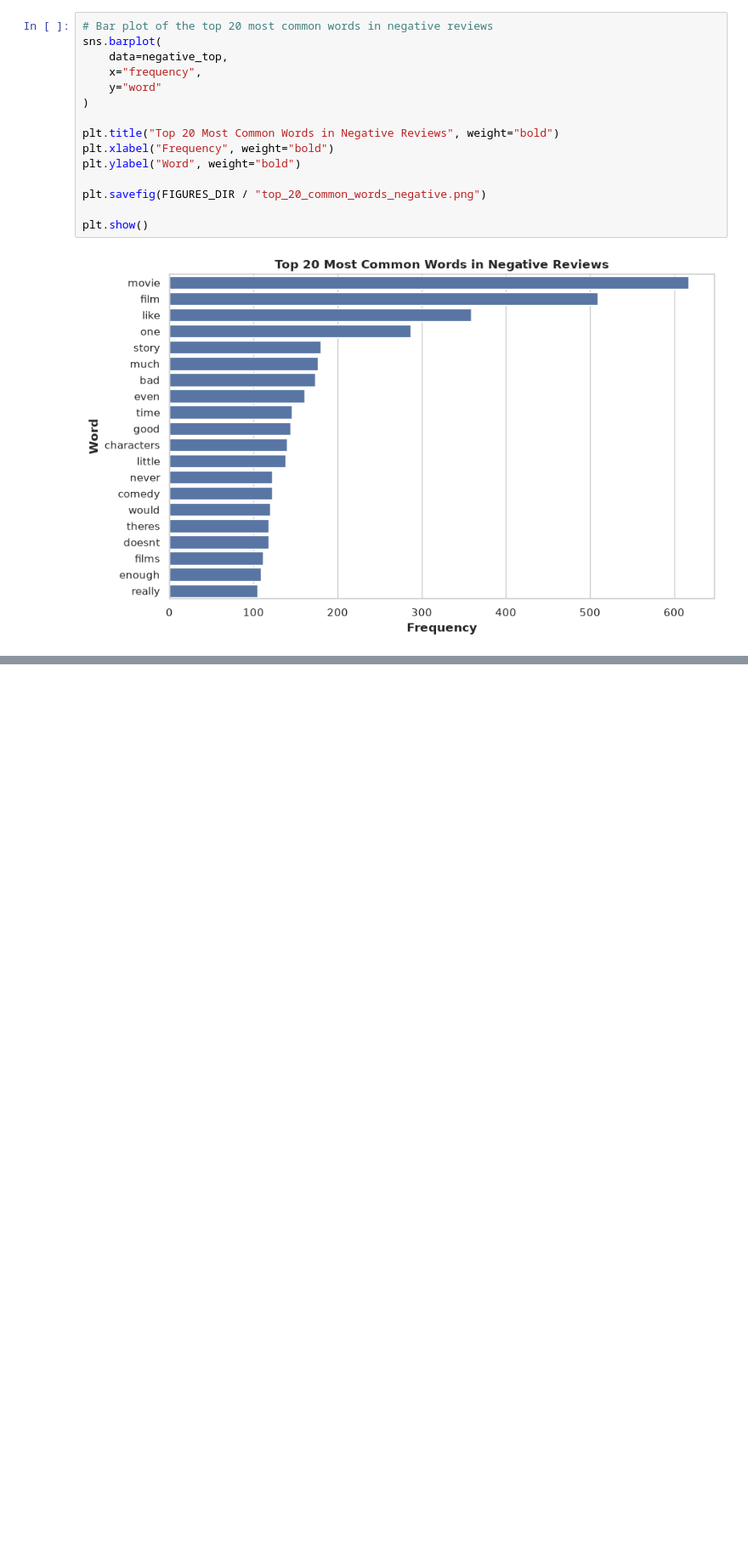
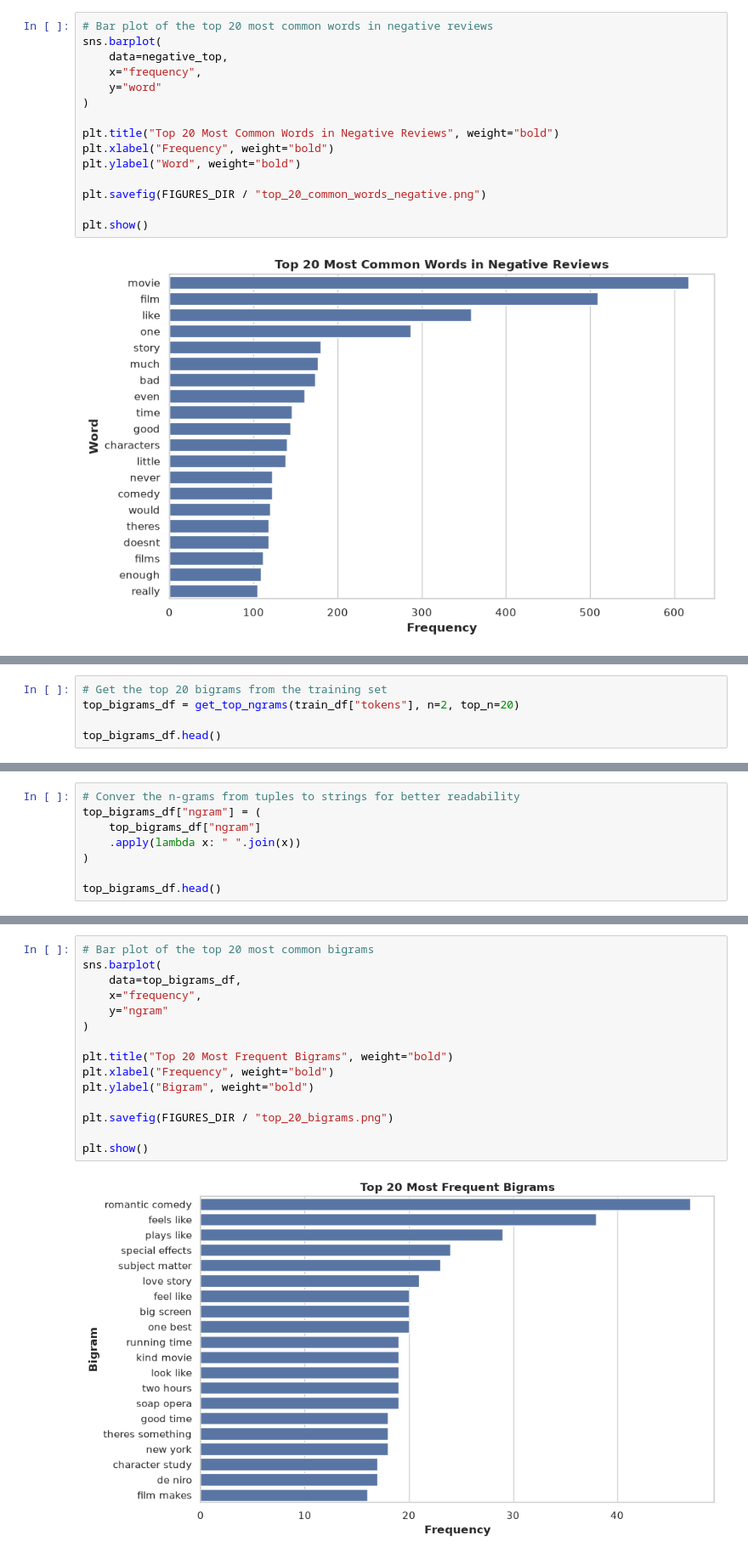
Before and after one commit to Alireza-Mirzadeh/llm-text-classification-benchmark, a Jupyter notebook: notebooks/01_eda_rotten_tomatoes.ipynb, the cells around one changed output, grey strips where cells are left out. Shown at 85% size. Saved outputs shown, nothing was run; the diff lists cells and outputs as text; blank space fills up the shorter version.

```diff
--- a/notebooks/01_eda_rotten_tomatoes.ipynb
+++ b/notebooks/01_eda_rotten_tomatoes.ipynb
@@ -608,0 +638,5 @@ plt.show()
+# %%
+# Get the top 20 bigrams from the training set
+top_bigrams_df = get_top_ngrams(train_df["tokens"], n=2, top_n=20)
+
+top_bigrams_df.head()
@@ -608,0 +650,8 @@ plt.show()
+# %%
+# Conver the n-grams from tuples to strings for better readability
+top_bigrams_df["ngram"] = (
+    top_bigrams_df["ngram"]
+    .apply(lambda x: " ".join(x))
+)
+
+top_bigrams_df.head()
@@ -608,0 +665,17 @@ plt.show()
+# %%
+# Bar plot of the top 20 most common bigrams
+sns.barplot(
+    data=top_bigrams_df,
+    x="frequency",
+    y="ngram"
+)
+
+plt.title("Top 20 Most Frequent Bigrams", weight="bold")
+plt.xlabel("Frequency", weight="bold")
+plt.ylabel("Bigram", weight="bold")
+
+plt.savefig(FIGURES_DIR / "top_20_bigrams.png")
+
+plt.show()
+# %% [output]
+[figure, added]
```
Also changed, not shown: parts of 23 cells of this notebook, 4 other files.
